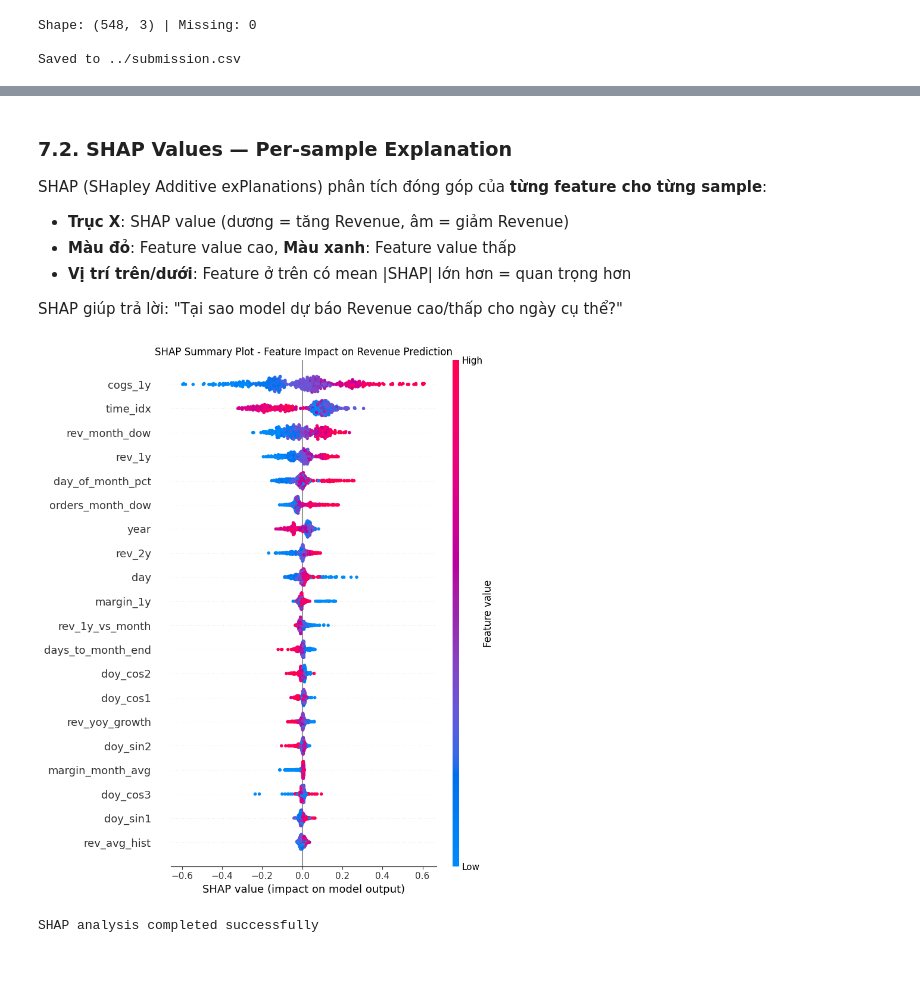
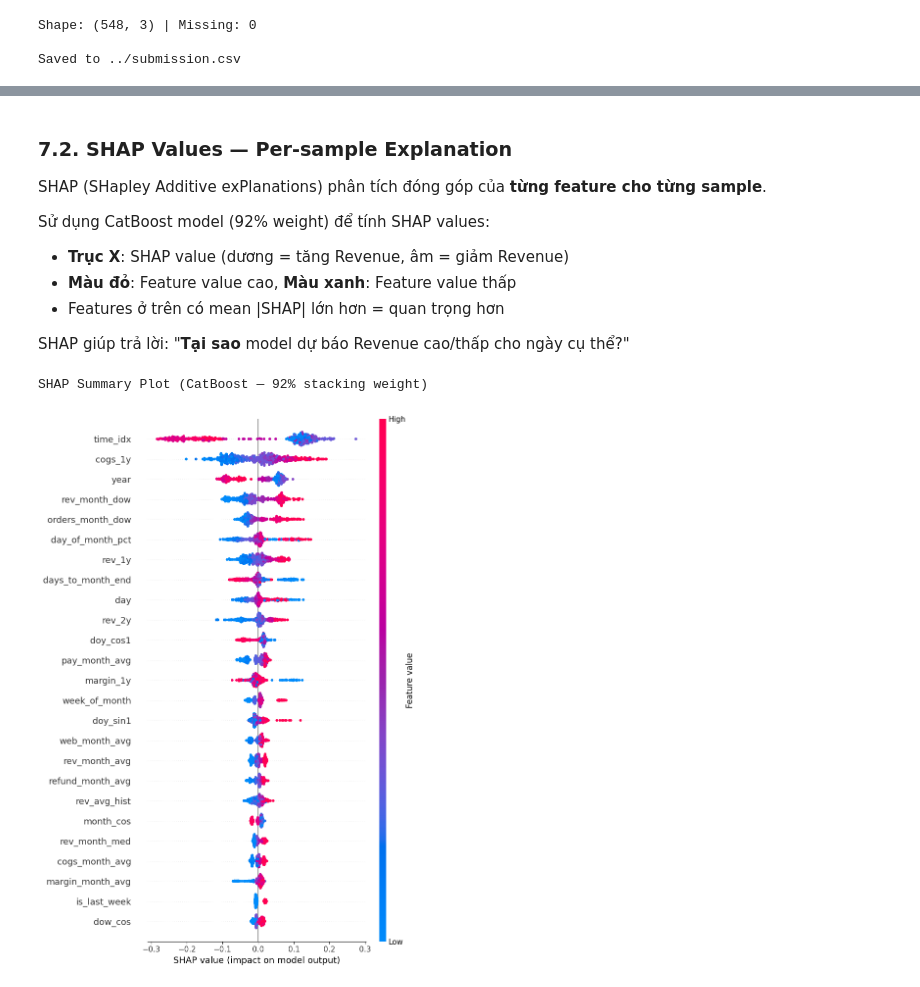
Before and after one commit to thangnguyennbk-sys/HCMUS.RICONS---Datathon, a Jupyter notebook: 03_modelling/part3.ipynb, the cells around one changed output, grey strips where cells are left out. Drawn from its saved outputs; the diff is of its cells as text; code cells hidden in the pictures.

```diff
--- a/03_modelling/part3.ipynb
+++ b/03_modelling/part3.ipynb
@@ -811,33 +884,30 @@ Bottom 5 Features (it quan trong nhat):
 # %% [markdown]
 ### 7.2. SHAP Values — Per-sample Explanation
 
-SHAP (SHapley Additive exPlanations) phân tích đóng góp của **từng feature cho từng sample**:
+SHAP (SHapley Additive exPlanations) phân tích đóng góp của **từng feature cho từng sample**.
 
+Sử dụng CatBoost model (92% weight) để tính SHAP values:
 - **Trục X**: SHAP value (dương = tăng Revenue, âm = giảm Revenue)
 - **Màu đỏ**: Feature value cao, **Màu xanh**: Feature value thấp
-- **Vị trí trên/dưới**: Feature ở trên có mean |SHAP| lớn hơn = quan trọng hơn
+- Features ở trên có mean |SHAP| lớn hơn = quan trọng hơn
 
-SHAP giúp trả lời: "Tại sao model dự báo Revenue cao/thấp cho ngày cụ thể?"
+SHAP giúp trả lời: "**Tại sao** model dự báo Revenue cao/thấp cho ngày cụ thể?"
-# %%
-try:
-    import shap
-    explainer = shap.TreeExplainer(final_lgb)
-    sample_X = X_full.sample(500, random_state=42)
-    shap_vals = explainer.shap_values(sample_X)
-
-    plt.figure(figsize=(10, 13))
-    shap.summary_plot(shap_vals, sample_X, feature_names=feature_cols, show=False)
-    plt.title("SHAP Summary Plot - Feature Impact on Revenue Prediction")
-    plt.tight_layout()
-    plt.show()
-    print("SHAP analysis completed successfully")
-except ImportError:
-    print("Thu vien shap chua duoc cai dat.")
-    print("Cai dat bang: pip install shap")
-    print("Feature importance (gain-based) da duoc hien thi o tren.")
-# %% [output]
-[figure, removed]
-SHAP analysis completed successfully
+# %%
+try:
+    import shap
+    # Use CatBoost (92% weight) for SHAP analysis
+    explainer = shap.TreeExplainer(final_cat)
+    sample_X = X_full.sample(500, random_state=42)
+    shap_vals = explainer.shap_values(sample_X)
+
+    print("SHAP Summary Plot (CatBoost — 92% stacking weight)")
+    shap.summary_plot(shap_vals, sample_X, max_display=25, show=True)
+except Exception as e:
+    print(f"SHAP error: {e}")
+    print("Skipping SHAP analysis")
+# %% [output]
+SHAP Summary Plot (CatBoost — 92% stacking weight)
+[figure, added]
 # %% [markdown]
 ## 8. Kết quả Thực nghiệm và Tổng kết
 
```
Also changed, not shown: parts of 9 cells of this notebook, 1 other file.
